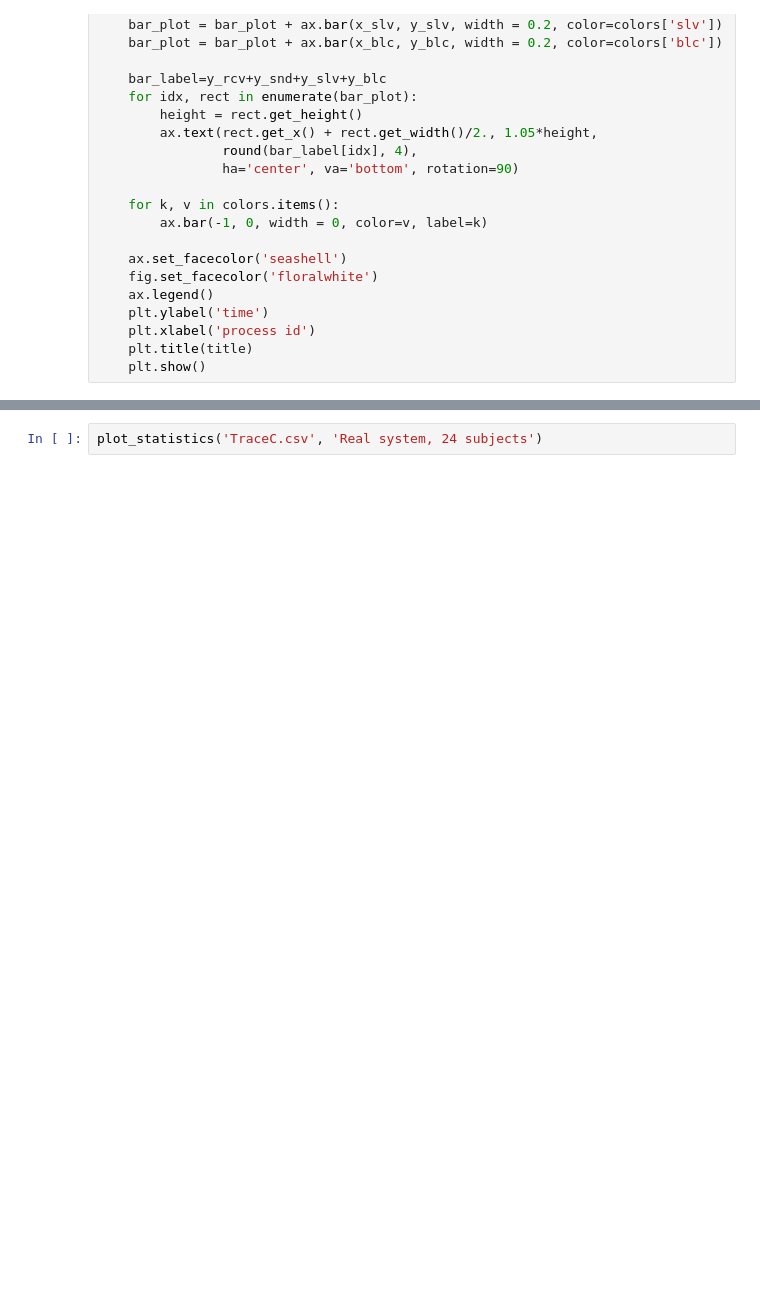
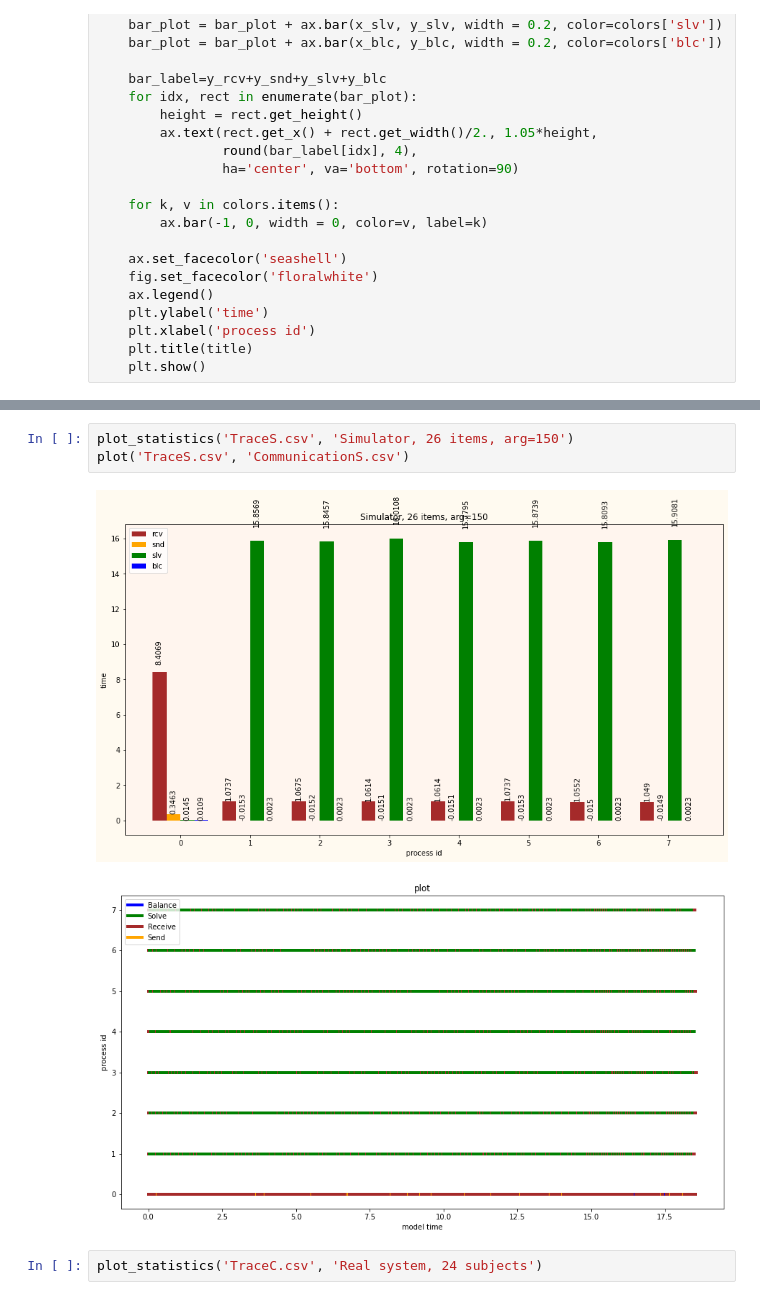
Before and after one commit to amonin7/Simulator, a Jupyter notebook: Visualization.ipynb, the cells around one changed output, grey strips where cells are left out. Saved outputs shown, nothing was run; the diff lists cells and outputs as text; blank space fills up the shorter version.

```diff
--- a/Visualization.ipynb
+++ b/Visualization.ipynb
@@ -209,3 +205,9 @@ plot_statistics('TraceC.csv', 'Simulator, 20 subjects')
+# %%
+plot_statistics('TraceS.csv', 'Simulator, 26 items, arg=150')
+plot('TraceS.csv', 'CommunicationS.csv')
+# %% [output]
+[figure, added]
+[figure, added]
 # %%
 plot_statistics('TraceC.csv', 'Real system, 24 subjects')
 # %% [output]
```
Also changed, not shown: parts of 8 cells of this notebook, 3 other files.
